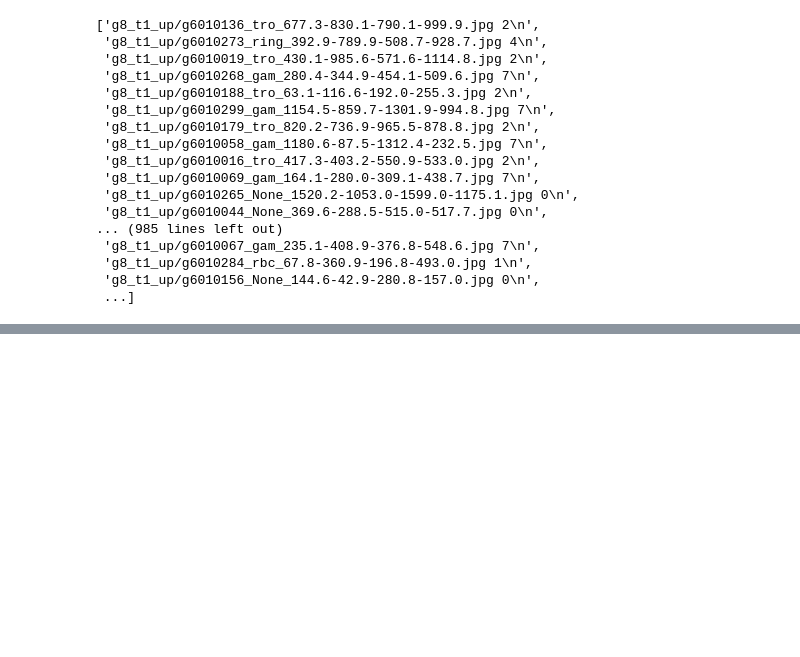
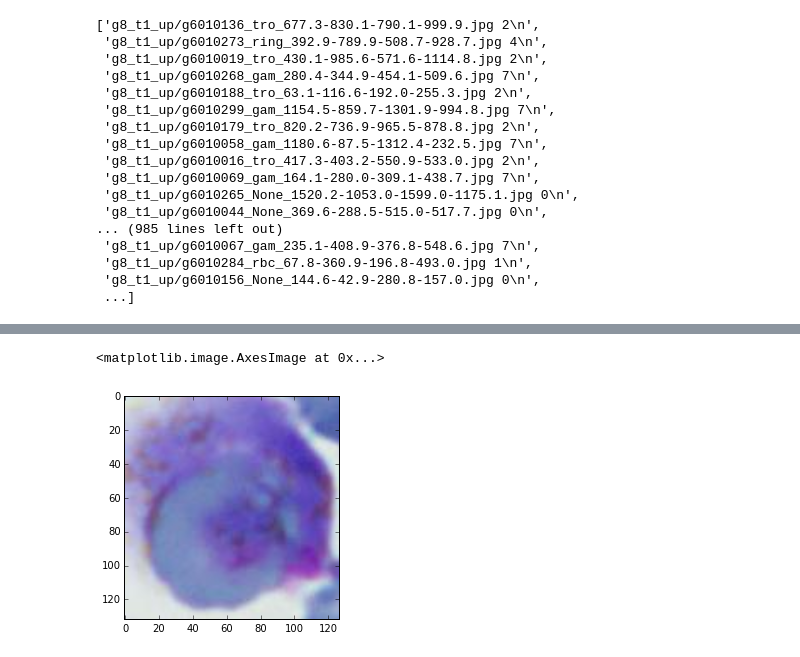
Before and after one commit to jhung0/VOC_format, a Jupyter notebook: tsne.ipynb, the cells around one changed output, grey strips where cells are left out. Cells and saved outputs as stored; diff of their text form; code cells hidden in the pictures; blank space fills up the shorter version.

```diff
--- a/tsne.ipynb
+++ b/tsne.ipynb
@@ -1025,0 +1270,5 @@ filenames
+# %%
+imshow(Image.open('/home/ubuntu/py-faster-rcnn/caffe-fast-rcnn/examples/try1/test/g8_t1_up/g6010197_gam_695.6-708.1-822.4-840.5_0.jpg'))
+# %% [output]
+<matplotlib.image.AxesImage at 0x...>
+[figure, added]
```
Also changed, not shown: parts of 17 cells of this notebook, 3 other files.
